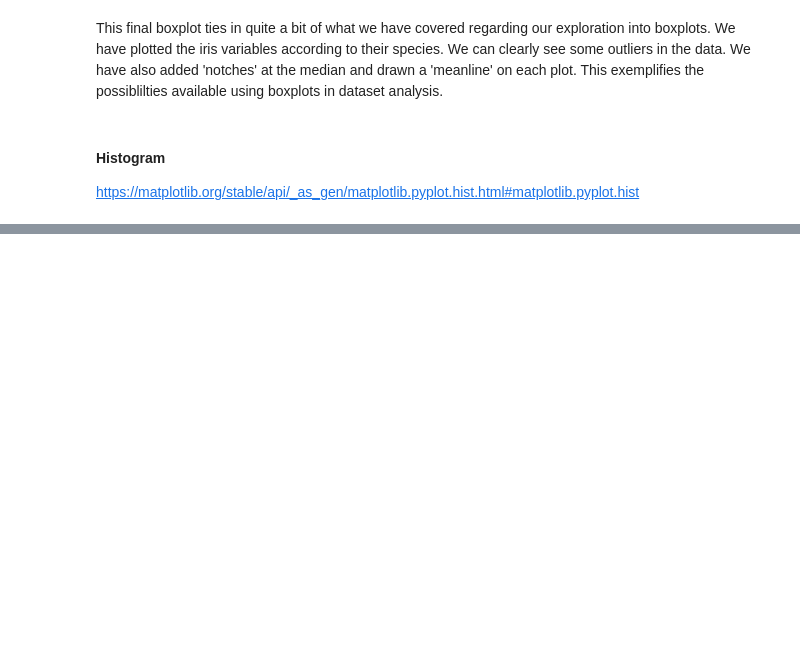
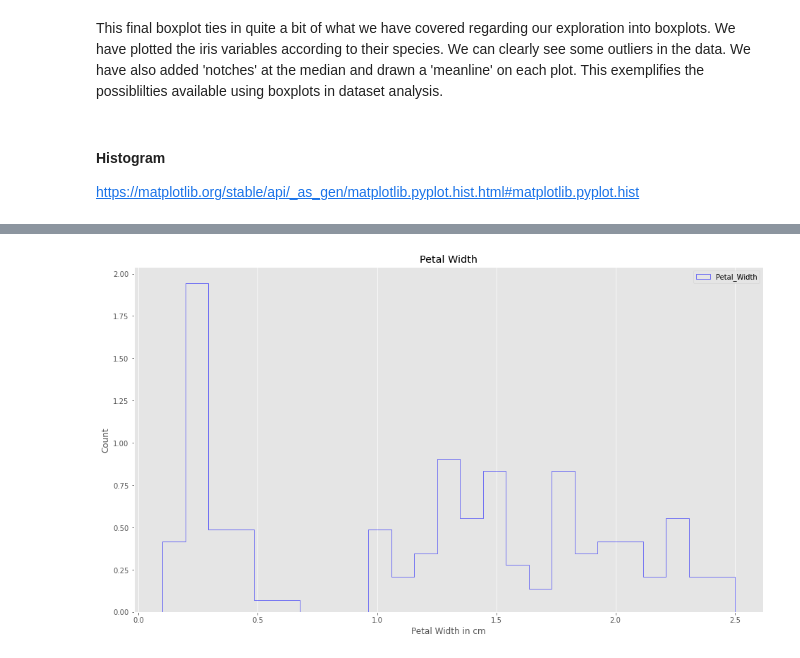
Before and after one commit to conor-mccaffrey/cao-points, a Jupyter notebook: pyplot.ipynb, the cells around one changed output, grey strips where cells are left out. Cells and saved outputs as stored; diff of their text form; code cells hidden in the pictures; blank space fills up the shorter version.

```diff
--- a/pyplot.ipynb
+++ b/pyplot.ipynb
@@ -466,0 +498,11 @@ https://matplotlib.org/stable/api/_as_gen/matplotlib.pyplot.hist.html#matplotlib
+# %%
+# Histograms of Iris variable petal width
+plt.hist(data['petal_width'], bins = 25, edgecolor = 'blue',
+          histtype = 'step', label = 'Petal_Width')
+plt.title('Petal Width')
+plt.xlabel('Petal Width in cm')
+plt.ylabel('Count')
+plt.legend()
+plt.grid(axis='y')
+# %% [output]
+[figure, added]
```
Also changed, not shown: parts of 18 cells of this notebook.
